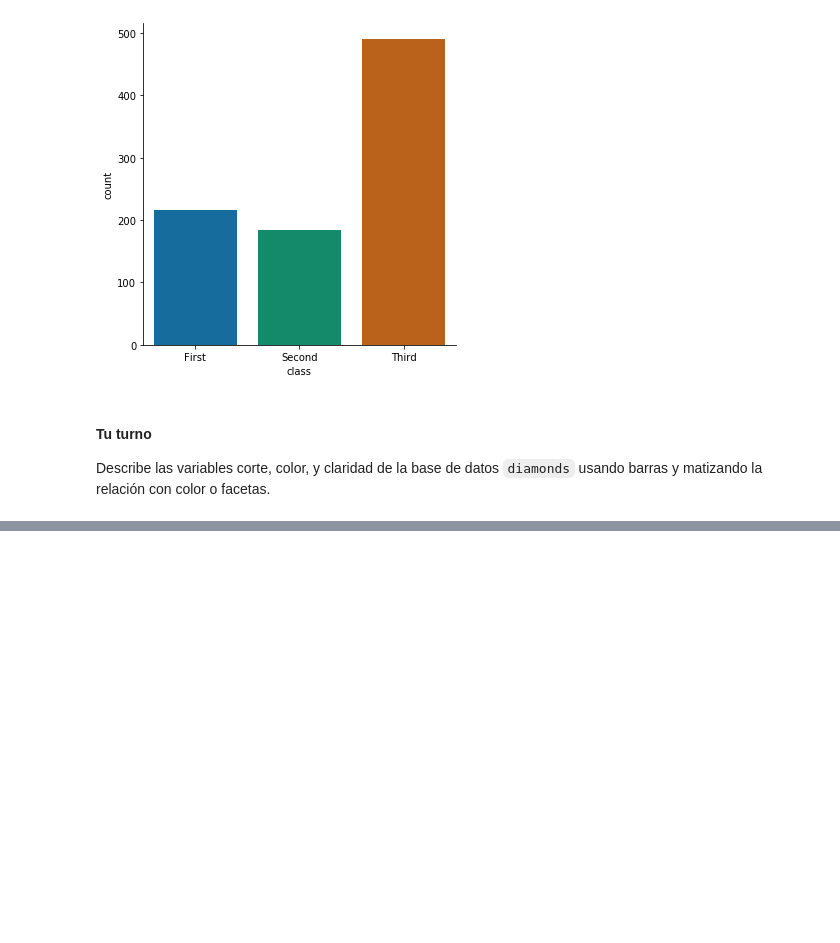
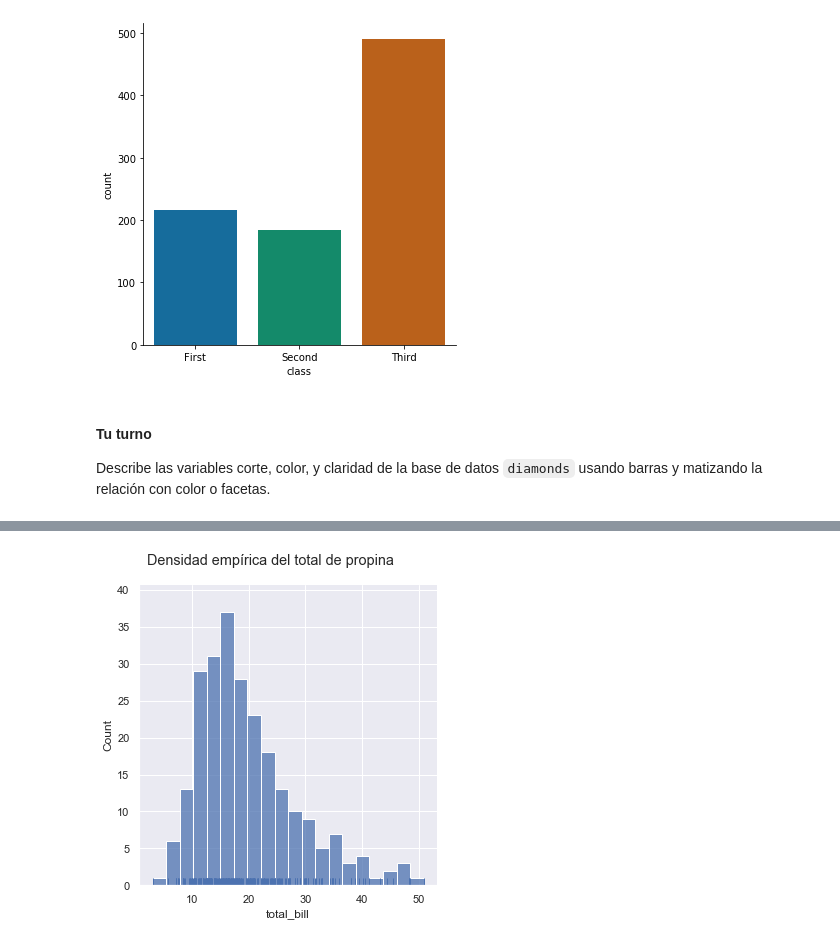
Before and after one commit to NelMuriel/Diplomado-Big-Data-Modulo-4, a Jupyter notebook: Notebooks/Day3_Part2.ipynb, the cells around one changed output, grey strips where cells are left out. Drawn from its saved outputs; the diff is of its cells as text; code cells hidden in the pictures; blank space fills up the shorter version.

```diff
--- a/Notebooks/Day3_Part2.ipynb
+++ b/Notebooks/Day3_Part2.ipynb
@@ -498 +515,7 @@ Describe las variables corte, color, y claridad de la base de datos `diamonds` u
+# %%
+d = sns.displot(tips.total_bill, kde = False, rug = True, bins = 20)
+d.fig.suptitle('Densidad empírica del total de propina', y = 1.05)
+plt.show()
+# %% [output]
+[figure, added]
 # %%
```
Also changed, not shown: parts of 6 cells of this notebook.
